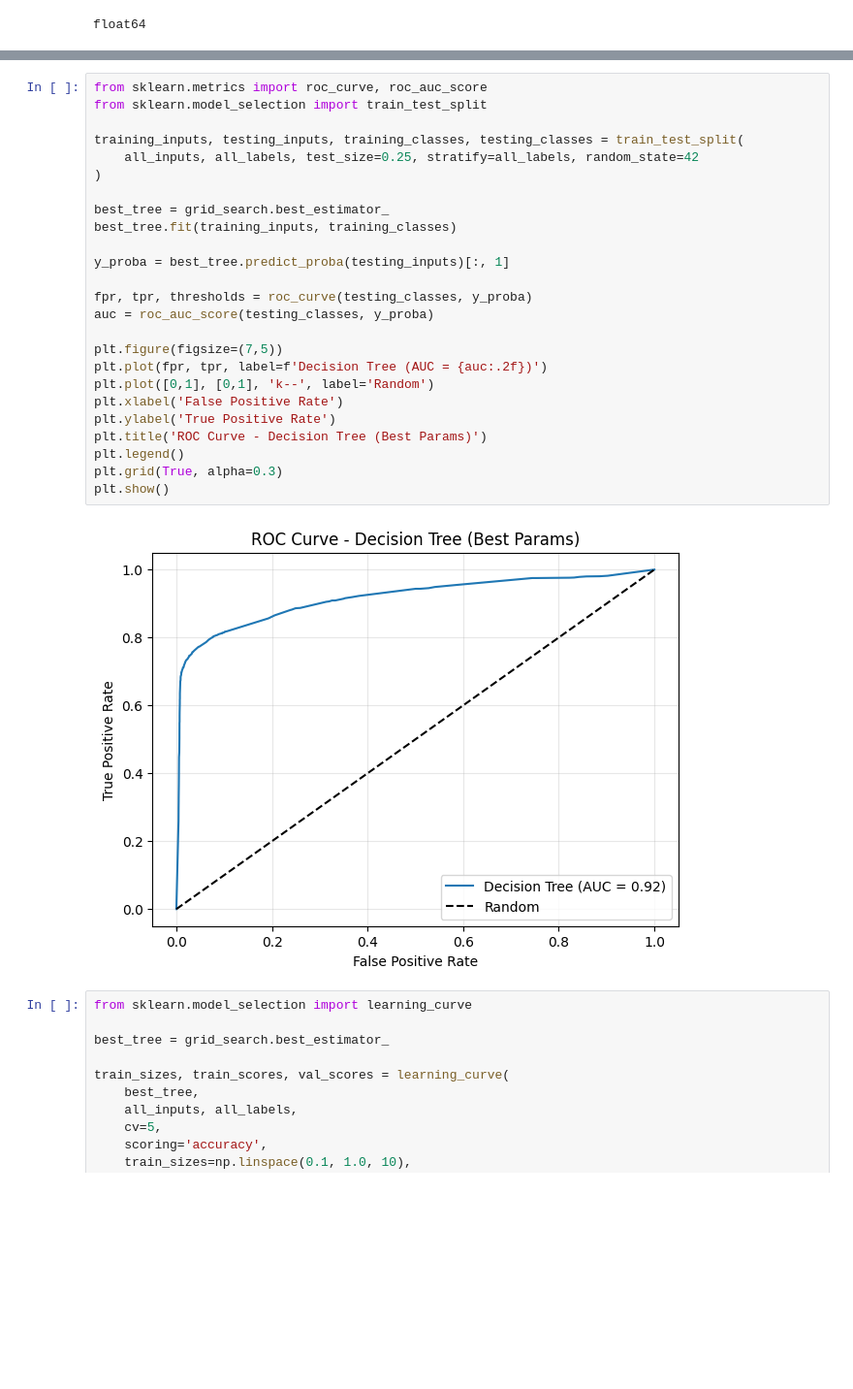
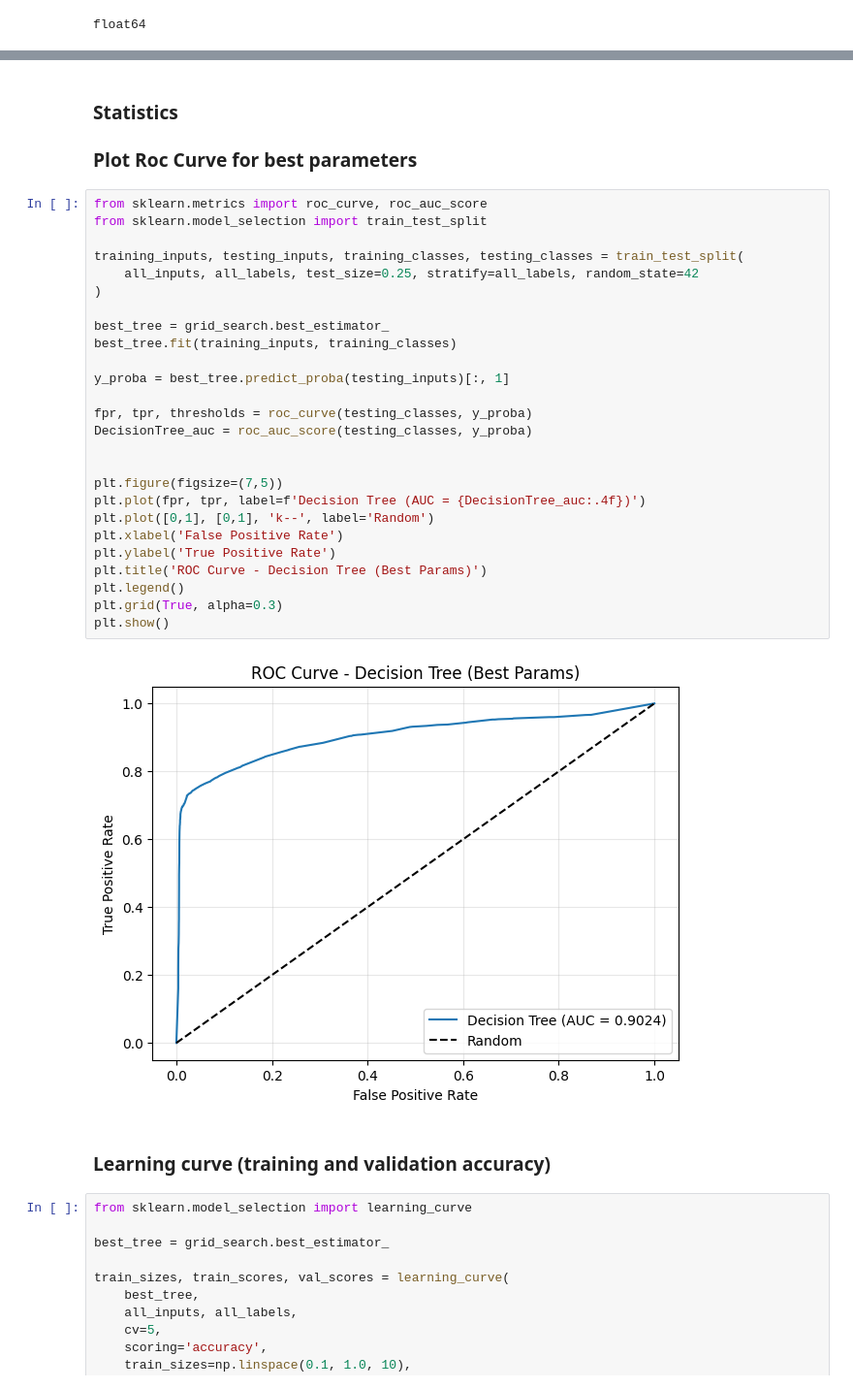
Before and after one commit to alexandre2004costa/IA_project2, a Jupyter notebook: main.ipynb, the cells around one changed output, grey strips where cells are left out. Shown at 97% size. Cells and saved outputs as stored; diff of their text form; blank space fills up the shorter version.

```diff
--- a/main.ipynb
+++ b/main.ipynb
@@ -482,31 +479,37 @@ Best score: 0.9465088263788818
 Best parameters: {'criterion': 'entropy', 'max_depth': 10, 'max_features': 11, 'splitter': 'best'}
+# %% [markdown]
+### Statistics
+### Plot Roc Curve for best parameters
 # %%
 from sklearn.metrics import roc_curve, roc_auc_score
 from sklearn.model_selection import train_test_split
 
 training_inputs, testing_inputs, training_classes, testing_classes = train_test_split(
     all_inputs, all_labels, test_size=0.25, stratify=all_labels, random_state=42
 )
 
 best_tree = grid_search.best_estimator_
 best_tree.fit(training_inputs, training_classes)
 
 y_proba = best_tree.predict_proba(testing_inputs)[:, 1]
 
 fpr, tpr, thresholds = roc_curve(testing_classes, y_proba)
-auc = roc_auc_score(testing_classes, y_proba)
+DecisionTree_auc = roc_auc_score(testing_classes, y_proba)
+
 
 plt.figure(figsize=(7,5))
-plt.plot(fpr, tpr, label=f'Decision Tree (AUC = {auc:.2f})')
+plt.plot(fpr, tpr, label=f'Decision Tree (AUC = {DecisionTree_auc:.4f})')
 plt.plot([0,1], [0,1], 'k--', label='Random')
 plt.xlabel('False Positive Rate')
 plt.ylabel('True Positive Rate')
 plt.title('ROC Curve - Decision Tree (Best Params)')
 plt.legend()
 plt.grid(True, alpha=0.3)
 plt.show()
 # %% [output]
-[figure, old version]
+[figure, new version]
+# %% [markdown]
+### Learning curve (training and validation accuracy)
 # %%
 from sklearn.model_selection import learning_curve
 
```
Also changed, not shown: parts of 21 cells of this notebook, 13 other files.
